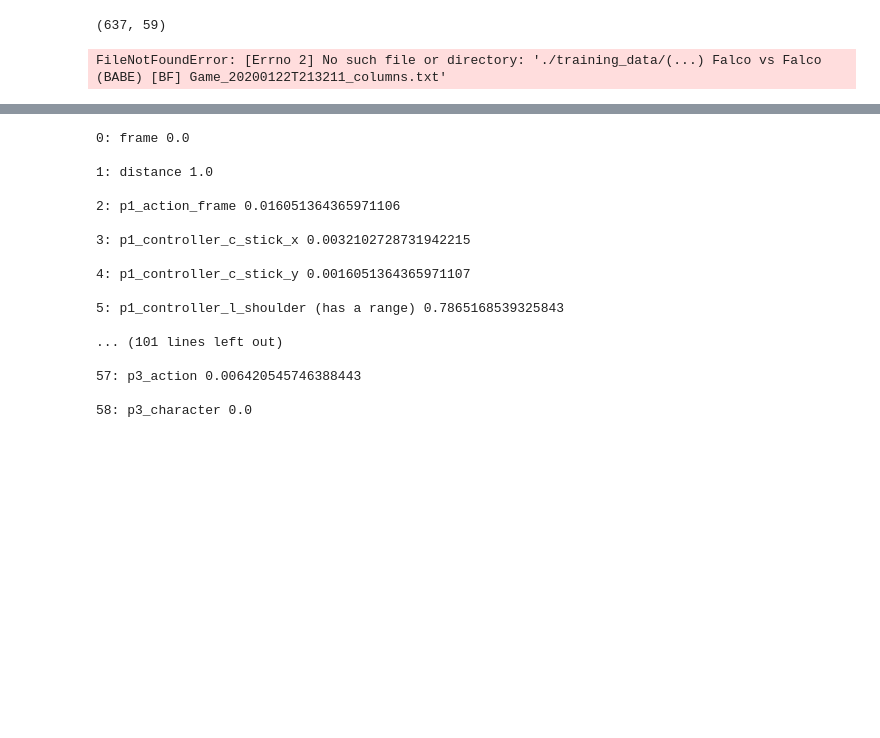
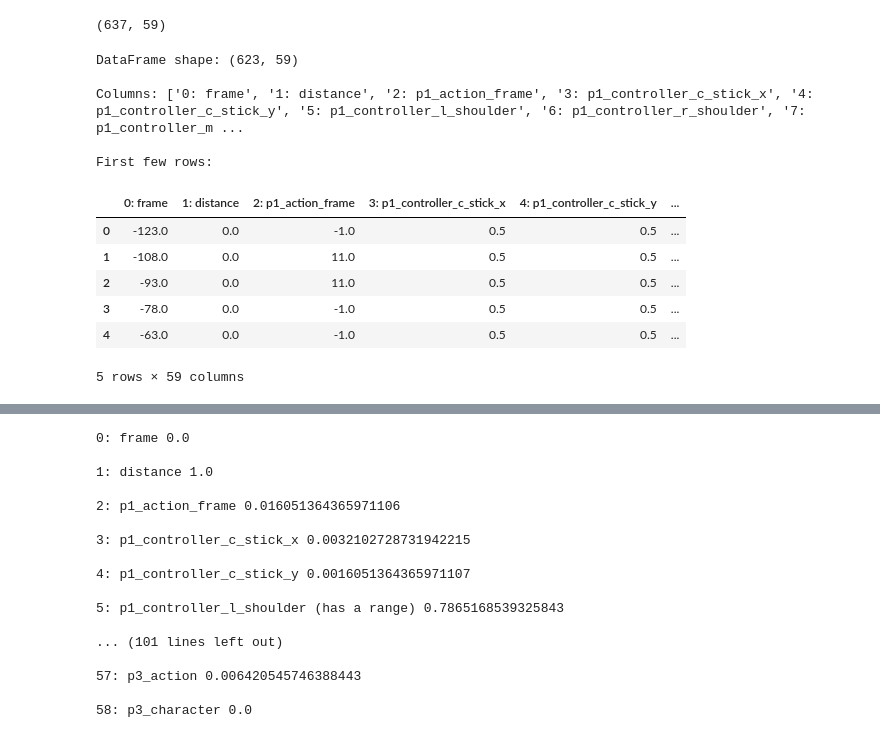
Before and after one commit to Zackoon/icl_smash, a Jupyter notebook: model_training.ipynb, the cells around one changed output, grey strips where cells are left out. Saved outputs shown, nothing was run; the diff lists cells and outputs as text; code cells hidden in the pictures; blank space fills up the shorter version.

Commit message:
Reconstructed dataframe for viewing

```diff
--- a/model_training.ipynb
+++ b/model_training.ipynb
@@ -208,18 +208,29 @@ main("./data/(...) Falco vs Falco (BABE) [BF] Game_20200122T213211.slp", "./old_
 # %%
 # Load viewable data and columns
 viewable_data = np.load("./training_data/(...) Falco vs Falco (BABE) [BF] Game_20200122T213211_sequences.npz", allow_pickle=True)['inputs'][:, 0, :]
 
 with open('/Users/alexoon/Desktop/smash_bot/icl_smash/training_data/(...) Falco vs Falco (BABE) [DL] Game_20200122T213501_columns.txt', 'r') as f:
     text = f.read()
 columns = text.split("\n")[:-1]
 
 # Create DataFrame
 df = pd.DataFrame(viewable_data.astype('float32'), columns=columns)
 
 # # Display basic information
 print("DataFrame shape:", df.shape)
 print("\nColumns:", df.columns.tolist())
 print("\nFirst few rows:")
-print(df.head())
+df.head()
 # %% [output]
-FileNotFoundError: [Errno 2] No such file or directory: './training_data/(...) Falco vs Falco (BABE) [BF] Game_20200122T213211_columns.txt'
+DataFrame shape: (623, 59)
+
+Columns: ['0: frame', '1: distance', '2: p1_action_frame', '3: p1_controller_c_stick_x', '4: p1_controller_c_stick_y', '5: p1_controller_l_shoulder', '6: p1_controller_r_shoulder', '7: p1_controller_m ...
+
+First few rows:
+|  | 0: frame | 1: distance | 2: p1_action_frame | 3: p1_controller_c_stick_x | 4: p1_controller_c_stick_y | ... |
+| 0 | -123.0 | 0.0 | -1.0 | 0.5 | 0.5 | ... |
+| 1 | -108.0 | 0.0 | 11.0 | 0.5 | 0.5 | ... |
+| 2 | -93.0 | 0.0 | 11.0 | 0.5 | 0.5 | ... |
+| 3 | -78.0 | 0.0 | -1.0 | 0.5 | 0.5 | ... |
+| 4 | -63.0 | 0.0 | -1.0 | 0.5 | 0.5 | ... |
+5 rows × 59 columns
```
Also changed, not shown: parts of 1 cell of this notebook.
